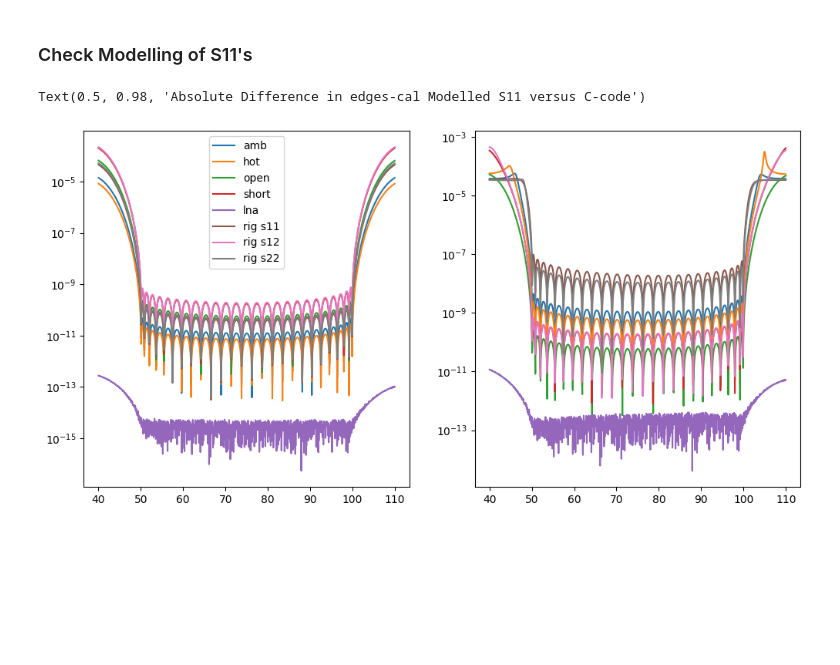
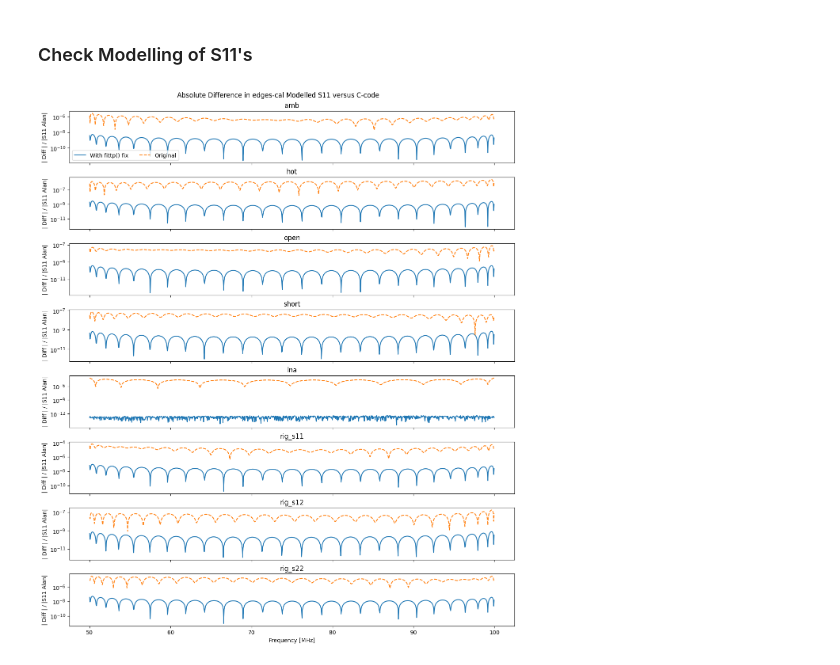
Before and after one commit to edges-collab/alans-pipeline, a Jupyter notebook: compare_edges_cal.ipynb, the cells around one changed output. Drawn from its saved outputs; the diff is of its cells as text; code cells hidden in the pictures; blank space fills up the shorter version.

Commit message:
update s11_modelled from edges-cal

```diff
--- a/compare_edges_cal.ipynb
+++ b/compare_edges_cal.ipynb
@@ -115,17 +113,19 @@ alan_s11m_cases = {
     'Original': alans11m
 }
 # %%
-fig, ax = plt.subplots(len(alans11m) -1, 1, sharex=True, constrained_layout=True, figsize=(12, 10))
+fig, ax = plt.subplots(len(alans11m.keys()), 1, sharex=True, constrained_layout=True, figsize=(12, 14))
 
 for j, (case, _as11) in enumerate(alan_s11m_cases.items()):
-    for i, load in enumerate(ours11m.dtype.names):
-        ax[i].plot(calfreq, np.abs(_as11[load] - ours11m[load])/np.abs(_as11[load]), label=case, ls=['-', '--'][j%2])
+    for i, load in enumerate(ours11m.keys()):
+        us = ours11m[load].to_numpy()
+        al = _as11[load].to_numpy()
+        ax[i].plot(calfreq, np.abs(al - us)/np.abs(al), label=case, ls=['-', '--'][j%2])
         ax[i].set_title(load)
         ax[i].set_yscale('log')
         ax[i].set_ylabel("| Diff | / |S11 Alan|")
 
 ax[0].legend(ncols=2)
 ax[-1].set_xlabel("Frequency [MHz]")
 fig.suptitle("Absolute Difference in edges-cal Modelled S11 versus C-code");
 # %% [output]
-Text(0.5, 0.98, 'Absolute Difference in edges-cal Modelled S11 versus C-code')
+[figure, added]
@@ -196,31 +131,0 @@ hot_loss_model = HotLoadCorrection(
-# %%
-fig, ax = plt.subplots(1, 2, figsize=(12, 6), sharex=True)
-
-for name, s11 in alans11m.items():
-    if name=="freq" or name.startswith('rig'): continue
-
-    if name == 'lna':
-        ours = receiver.s11_model(alans11m['freq'])
-    else:
-        ours = s11_models[name].s11_model(alans11m['freq'])
-
-    ax[0].plot(alans11m['freq'], np.abs(s11 - ours), label=name)
-    ax[1].plot(alans11m['freq'], np.abs(s11 - ours)/np.abs(s11), label=name)
-
-ours = hot_loss_model.s11_model(alans11m['freq'])
-ax[0].plot(alans11m['freq'], np.abs(alans11m['rig_s11'] - ours), label='rig s11')
-ax[1].plot(alans11m['freq'], np.abs(alans11m['rig_s11'] - ours)/np.abs(alans11m['rig_s11']), label='rig s11')
-
-ours = hot_loss_model.s12s21_model(alans11m['freq'])
-ax[0].plot(alans11m['freq'], np.abs(alans11m['rig_s12'] - ours), label='rig s12')
-ax[1].plot(alans11m['freq'], np.abs(alans11m['rig_s12'] - ours)/np.abs(alans11m['rig_s12']), label='rig s12')
-
-ours = hot_loss_model.s22_model(alans11m['freq'])
-ax[0].plot(alans11m['freq'], np.abs(alans11m['rig_s22'] - ours), label='rig s22')
-ax[1].plot(alans11m['freq'], np.abs(alans11m['rig_s22'] - ours)/np.abs(alans11m['rig_s22']), label='rig s22')
-
-ax[0].legend()
-ax[0].set_yscale('log')
-ax[1].set_yscale('log')
-# %% [output]
-[figure, removed]
```
Also changed, not shown: parts of 38 cells of this notebook, 4 other files.
